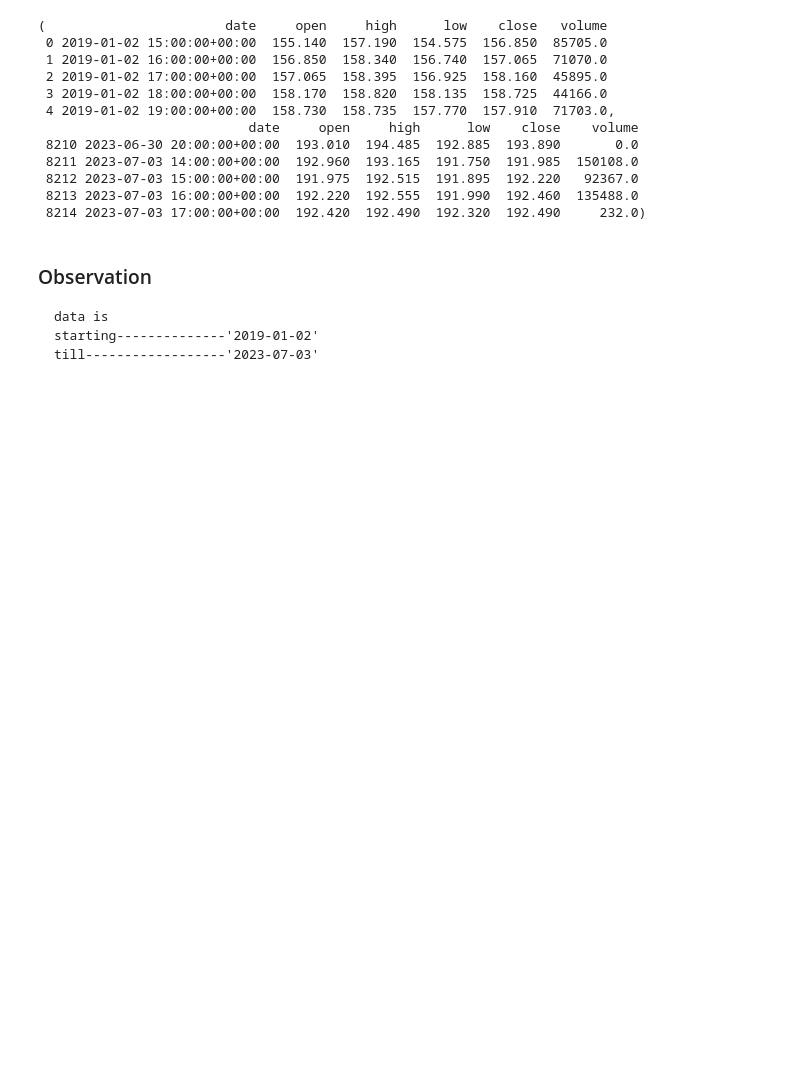
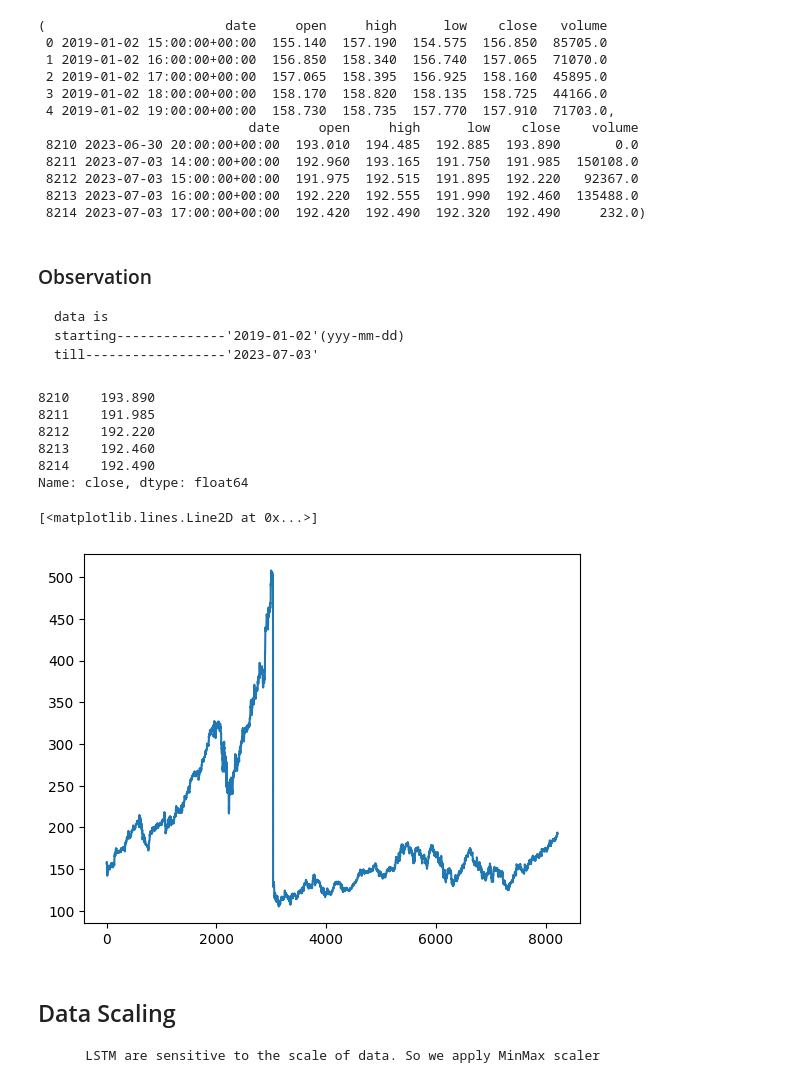
Before and after one commit to seruvuri/stock_price_prediction, a Jupyter notebook: notebook/Stock_Price_Prediction.ipynb, the cells around one changed output. Cells and saved outputs as stored; diff of their text form; code cells hidden in the pictures; blank space fills up the shorter version.

```diff
--- a/notebook/Stock_Price_Prediction.ipynb
+++ b/notebook/Stock_Price_Prediction.ipynb
@@ -104,5 +104,26 @@ stock_df.head(),stock_df.tail()
 # %% [markdown]
 ### Observation
     data is
-    starting--------------'2019-01-02'
+    starting--------------'2019-01-02'(yyy-mm-dd)
     till------------------'2023-07-03'
+# %%
+# using close column to predict the stock
+close_stock=stock_df['close']
+# %%
+close_stock.tail()
+# %% [output]
+8210    193.890
+8211    191.985
+8212    192.220
+8213    192.460
+8214    192.490
+Name: close, dtype: float64
+# %%
+plt.plot(close_stock)
+# %% [output]
+[<matplotlib.lines.Line2D at 0x...>]
+[figure, added]
+# %% [markdown]
+## Data Scaling
+
+        LSTM are sensitive to the scale of data. So we apply MinMax scaler
```
Also changed, not shown: parts of 8 cells of this notebook, 2 other files.
